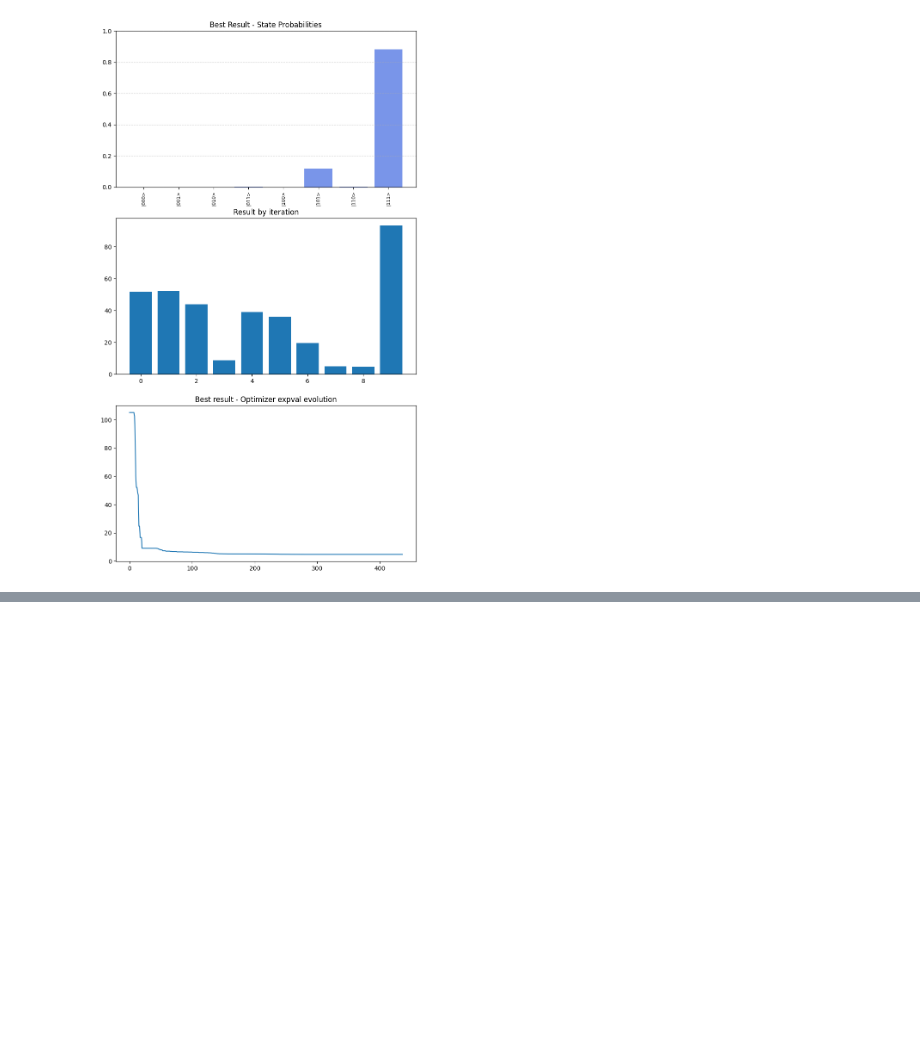
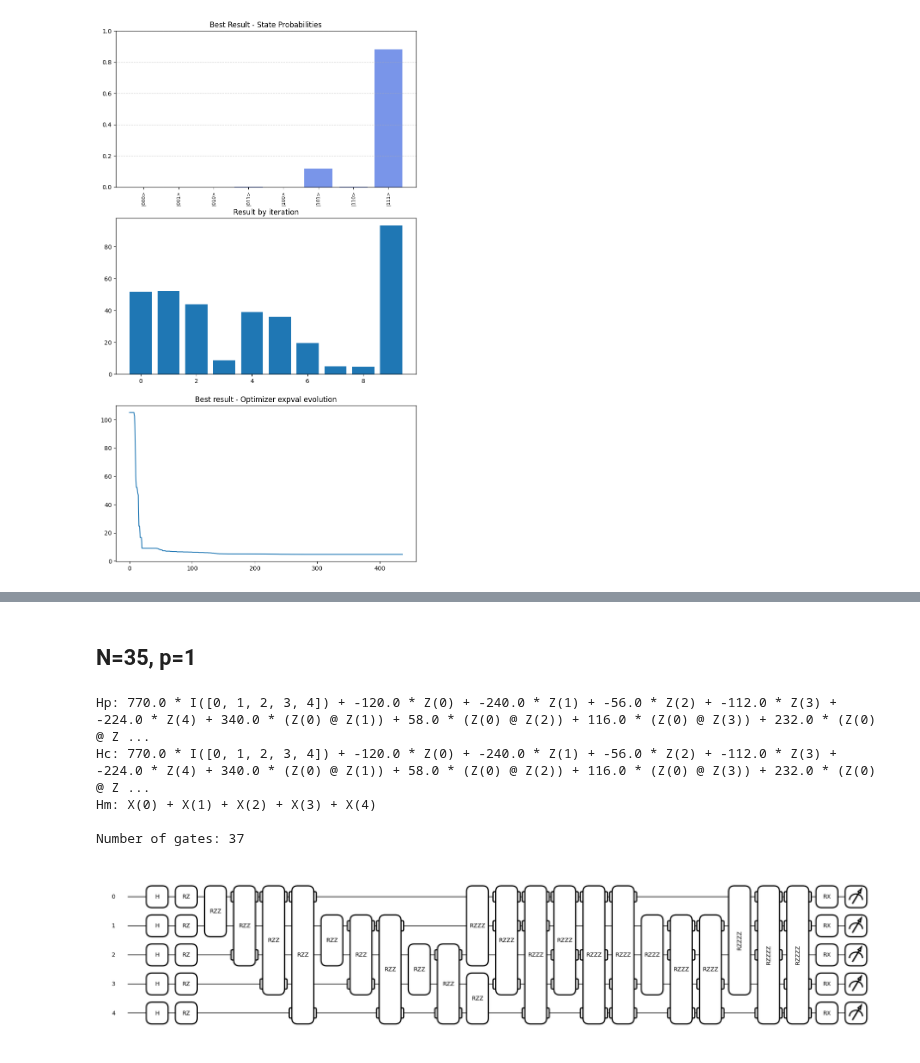
Before and after one commit to fpllcr/master-thesis, a Jupyter notebook: qaoa_factorization/notebooks/playground.ipynb, the cells around one changed output, grey strips where cells are left out. Drawn from its saved outputs; the diff is of its cells as text; code cells hidden in the pictures; blank space fills up the shorter version.

```diff
--- a/qaoa_factorization/notebooks/playground.ipynb
+++ b/qaoa_factorization/notebooks/playground.ipynb
@@ -42,0 +110,21 @@ axs[2].title.set_text('Best result - Optimizer expval evolution')
+# %% [markdown]
+## N=35, p=1
+# %%
+solver = QAOASolver(N=35, p=1,
+                    problem_hamiltonian_gen=default_problem_H,
+                    mixer_hamiltonian_gen=default_mixer_H,
+                    cost_hamiltonian_gen=default_problem_H)
+
+print(f'Hp: {solver.Hp}')
+print(f'Hc: {solver.Hc}')
+print(f'Hm: {solver.Hm}')
+print(f'\nNumber of gates: {solver.num_gates}')
+
+solver.draw_circuit()
+# %% [output]
+Hp: 770.0 * I([0, 1, 2, 3, 4]) + -120.0 * Z(0) + -240.0 * Z(1) + -56.0 * Z(2) + -112.0 * Z(3) + -224.0 * Z(4) + 340.0 * (Z(0) @ Z(1)) + 58.0 * (Z(0) @ Z(2)) + 116.0 * (Z(0) @ Z(3)) + 232.0 * (Z(0) @ Z ...
+Hc: 770.0 * I([0, 1, 2, 3, 4]) + -120.0 * Z(0) + -240.0 * Z(1) + -56.0 * Z(2) + -112.0 * Z(3) + -224.0 * Z(4) + 340.0 * (Z(0) @ Z(1)) + 58.0 * (Z(0) @ Z(2)) + 116.0 * (Z(0) @ Z(3)) + 232.0 * (Z(0) @ Z ...
+Hm: X(0) + X(1) + X(2) + X(3) + X(4)
+
+Number of gates: 37
+[figure, added]
```
Also changed, not shown: parts of 12 cells of this notebook, 12 other files.
